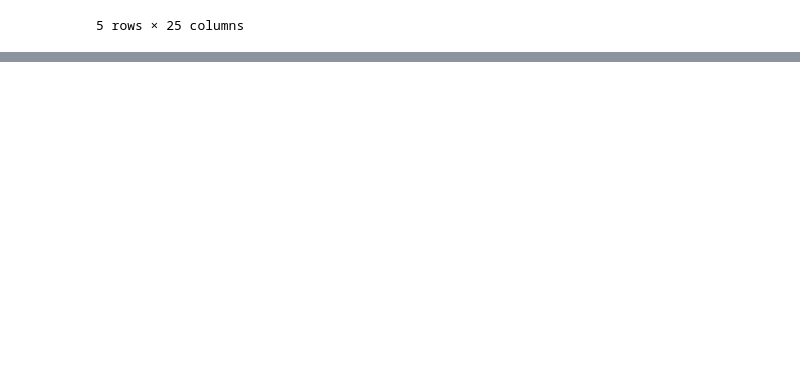
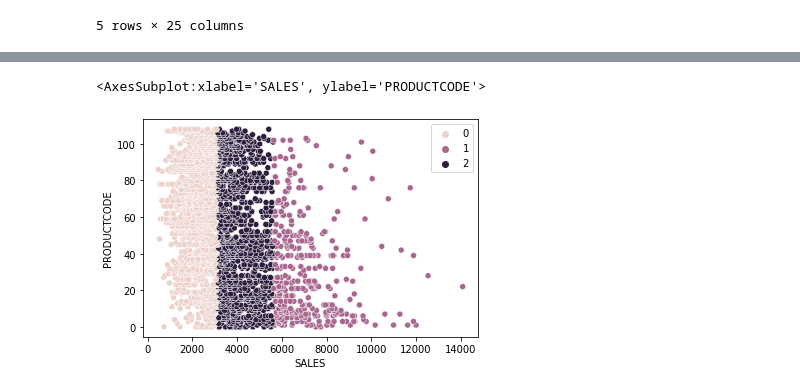
Before and after one commit to ManasAndurkar/a, a Jupyter notebook: ML/5.kmeans_on_sales.ipynb, the cells around one changed output, grey strips where cells are left out. Saved outputs shown, nothing was run; the diff lists cells and outputs as text; code cells hidden in the pictures; blank space fills up the shorter version.

```diff
--- a/ML/5.kmeans_on_sales.ipynb
+++ b/ML/5.kmeans_on_sales.ipynb
@@ -49,0 +111,9 @@ df.sample(5)
+# %%
+from collections import Counter
+
+Counter(k_means.labels_)
+
+sns.scatterplot(x=df['SALES'], y=df["PRODUCTCODE"], hue=k_means.labels_)
+# %% [output]
+<AxesSubplot:xlabel='SALES', ylabel='PRODUCTCODE'>
+[figure, added]
```
Also changed, not shown: parts of 9 cells of this notebook, 6 other files.
